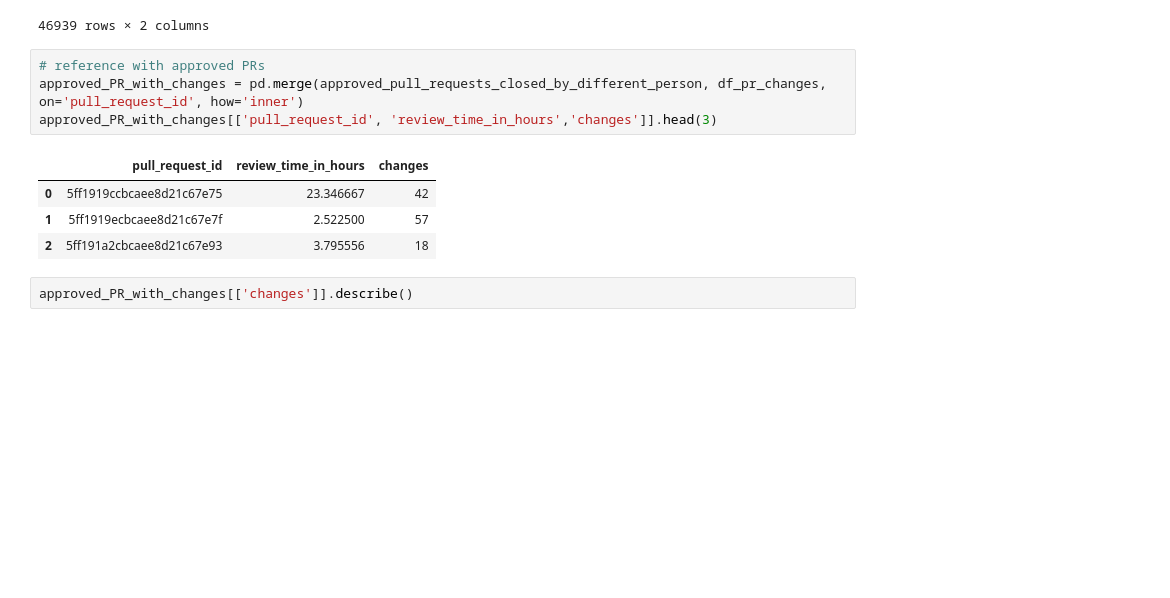
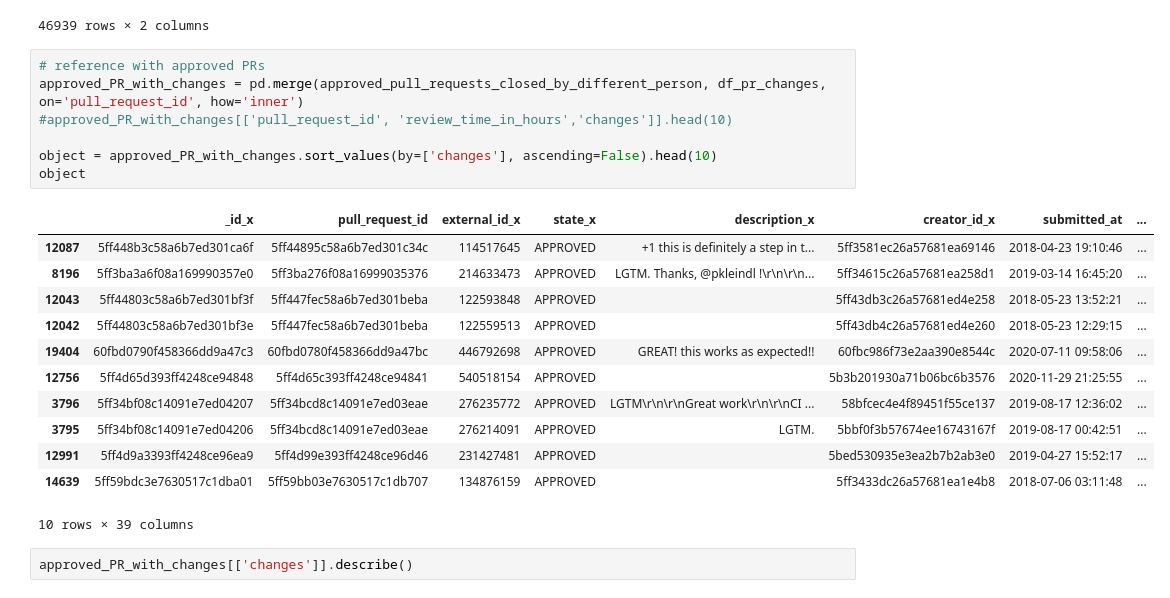
Before and after one commit to yy30537/AODFSE_14, a Jupyter notebook: shark.ipynb, the cells around one changed output. Drawn from its saved outputs; the diff is of its cells as text; blank space fills up the shorter version.

```diff
--- a/shark.ipynb
+++ b/shark.ipynb
@@ -376,12 +377,23 @@ df_pr_changes
 # %%
 # reference with approved PRs
 approved_PR_with_changes = pd.merge(approved_pull_requests_closed_by_different_person, df_pr_changes, on='pull_request_id', how='inner')
-approved_PR_with_changes[['pull_request_id', 'review_time_in_hours','changes']].head(3)
+#approved_PR_with_changes[['pull_request_id', 'review_time_in_hours','changes']].head(10)
+
+object = approved_PR_with_changes.sort_values(by=['changes'], ascending=False).head(10)
+object
 # %% [output]
-|  | pull_request_id | review_time_in_hours | changes |
-| 0 | 5ff1919ccbcaee8d21c67e75 | 23.346667 | 42 |
-| 1 | 5ff1919ecbcaee8d21c67e7f | 2.522500 | 57 |
-| 2 | 5ff191a2cbcaee8d21c67e93 | 3.795556 | 18 |
+|  | _id_x | pull_request_id | external_id_x | state_x | description_x | creator_id_x | submitted_at | ... |
+| 12087 | 5ff448b3c58a6b7ed301ca6f | 5ff44895c58a6b7ed301c34c | 114517645 | APPROVED | +1 this is definitely a step in t... | 5ff3581ec26a57681ea69146 | 2018-04-23 19:10:46 | ... |
+| 8196 | 5ff3ba3a6f08a169990357e0 | 5ff3ba276f08a16999035376 | 214633473 | APPROVED | LGTM. Thanks, @pkleindl !\r\n\r\n... | 5ff34615c26a57681ea258d1 | 2019-03-14 16:45:20 | ... |
+| 12043 | 5ff44803c58a6b7ed301bf3f | 5ff447fec58a6b7ed301beba | 122593848 | APPROVED |  | 5ff43db3c26a57681ed4e258 | 2018-05-23 13:52:21 | ... |
+| 12042 | 5ff44803c58a6b7ed301bf3e | 5ff447fec58a6b7ed301beba | 122559513 | APPROVED |  | 5ff43db4c26a57681ed4e260 | 2018-05-23 12:29:15 | ... |
+| 19404 | 60fbd0790f458366dd9a47c3 | 60fbd0780f458366dd9a47bc | 446792698 | APPROVED | GREAT! this works as expected!! | 60fbc986f73e2aa390e8544c | 2020-07-11 09:58:06 | ... |
+| 12756 | 5ff4d65d393ff4248ce94848 | 5ff4d65c393ff4248ce94841 | 540518154 | APPROVED |  | 5b3b201930a71b06bc6b3576 | 2020-11-29 21:25:55 | ... |
+| 3796 | 5ff34bf08c14091e7ed04207 | 5ff34bcd8c14091e7ed03eae | 276235772 | APPROVED | LGTM\r\n\r\nGreat work\r\n\r\nCI ... | 58bfcec4e4f89451f55ce137 | 2019-08-17 12:36:02 | ... |
+| 3795 | 5ff34bf08c14091e7ed04206 | 5ff34bcd8c14091e7ed03eae | 276214091 | APPROVED | LGTM. | 5bbf0f3b57674ee16743167f | 2019-08-17 00:42:51 | ... |
+| 12991 | 5ff4d9a3393ff4248ce96ea9 | 5ff4d99e393ff4248ce96d46 | 231427481 | APPROVED |  | 5bed530935e3ea2b7b2ab3e0 | 2019-04-27 15:52:17 | ... |
+| 14639 | 5ff59bdc3e7630517c1dba01 | 5ff59bb03e7630517c1db707 | 134876159 | APPROVED |  | 5ff3433dc26a57681ea1e4b8 | 2018-07-06 03:11:48 | ... |
+10 rows × 39 columns
 # %%
 approved_PR_with_changes[['changes']].describe()
 # %% [output]
```
Also changed, not shown: parts of 10 cells of this notebook.
